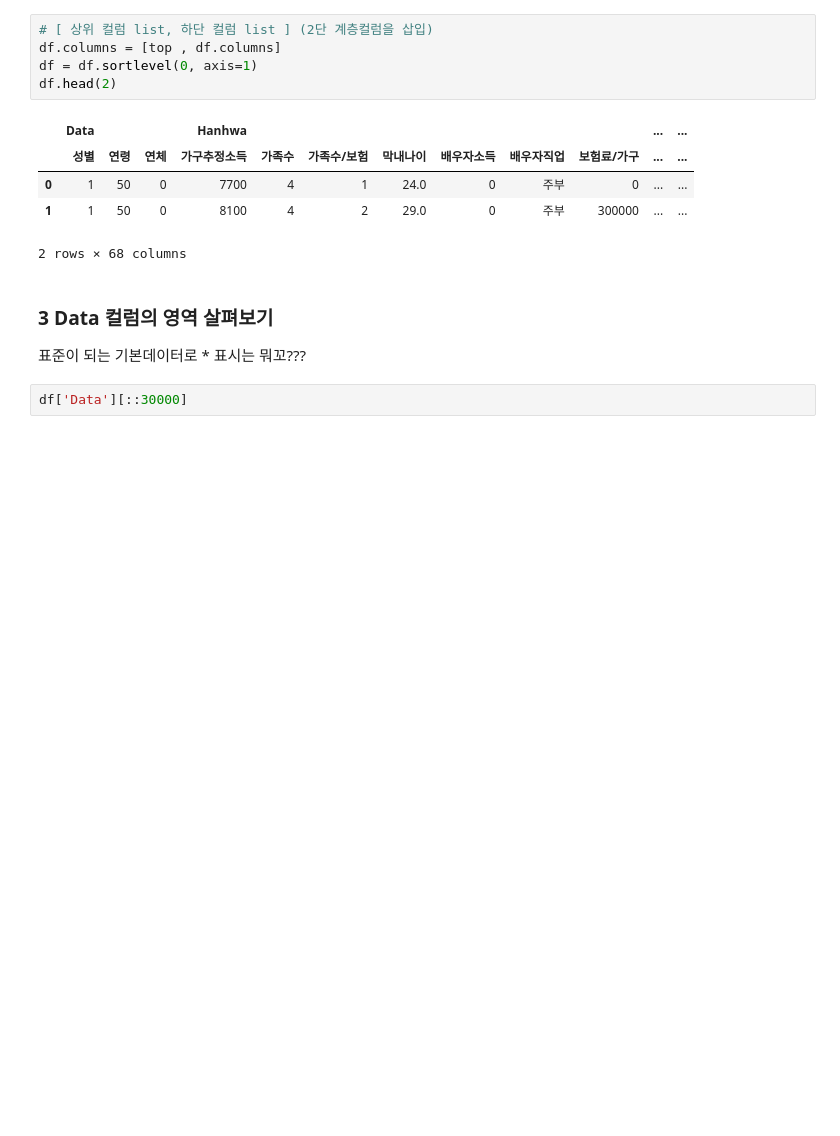
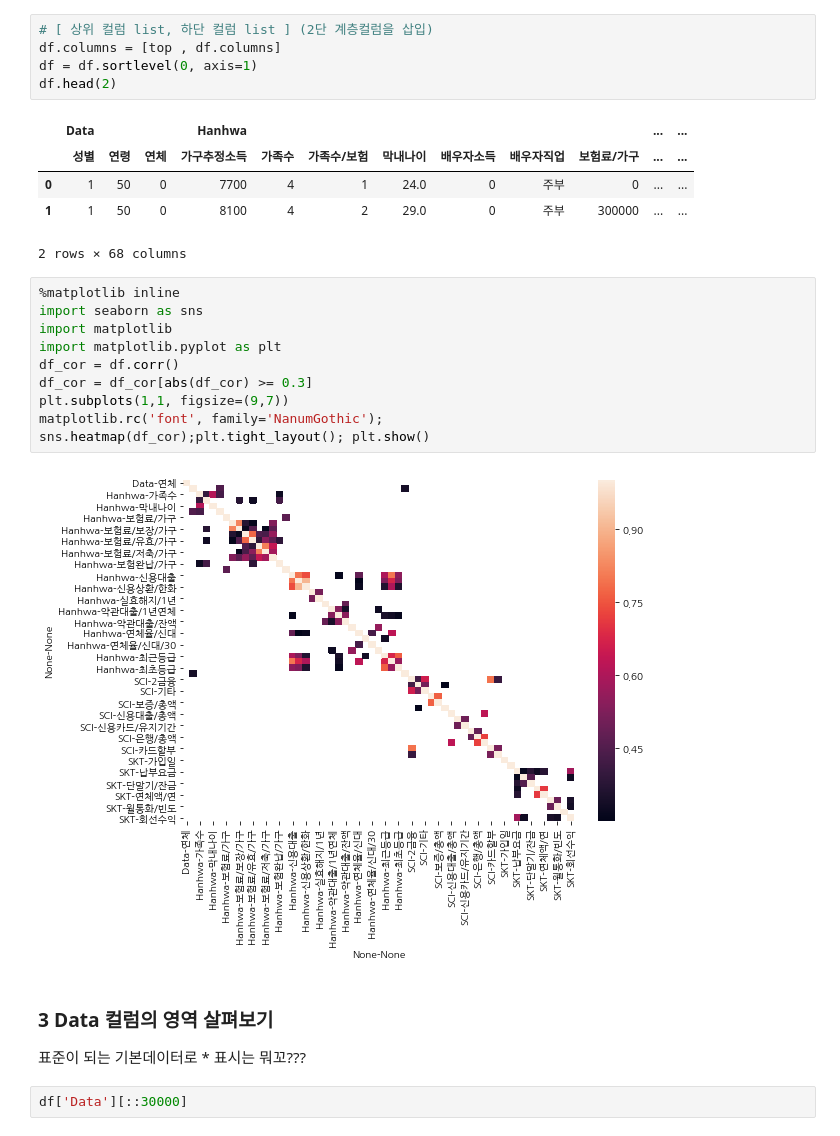
Before and after one commit to Queie/TensorFlow, a Jupyter notebook: Callenge_data/Overview.ipynb, the cells around one changed output. Drawn from its saved outputs; the diff is of its cells as text; blank space fills up the shorter version.

```diff
--- a/Callenge_data/Overview.ipynb
+++ b/Callenge_data/Overview.ipynb
@@ -122,6 +122,18 @@ df.head(2)
 | 0 | 1 | 50 | 0 | 7700 | 4 | 1 | 24.0 | 0 | 주부 | 0 | ... | ... |
 | 1 | 1 | 50 | 0 | 8100 | 4 | 2 | 29.0 | 0 | 주부 | 300000 | ... | ... |
 2 rows × 68 columns
+# %%
+%matplotlib inline
+import seaborn as sns
+import matplotlib
+import matplotlib.pyplot as plt
+df_cor = df.corr()
+df_cor = df_cor[abs(df_cor) >= 0.3]
+plt.subplots(1,1, figsize=(9,7))
+matplotlib.rc('font', family='NanumGothic');
+sns.heatmap(df_cor);plt.tight_layout(); plt.show()
+# %% [output]
+[figure, added]
 # %% [markdown]
 ### 3 Data 컬럼의 영역 살펴보기
 표준이 되는 기본데이터로 \* 표시는 뭐꼬???
```
Also changed, not shown: parts of 8 cells of this notebook.
